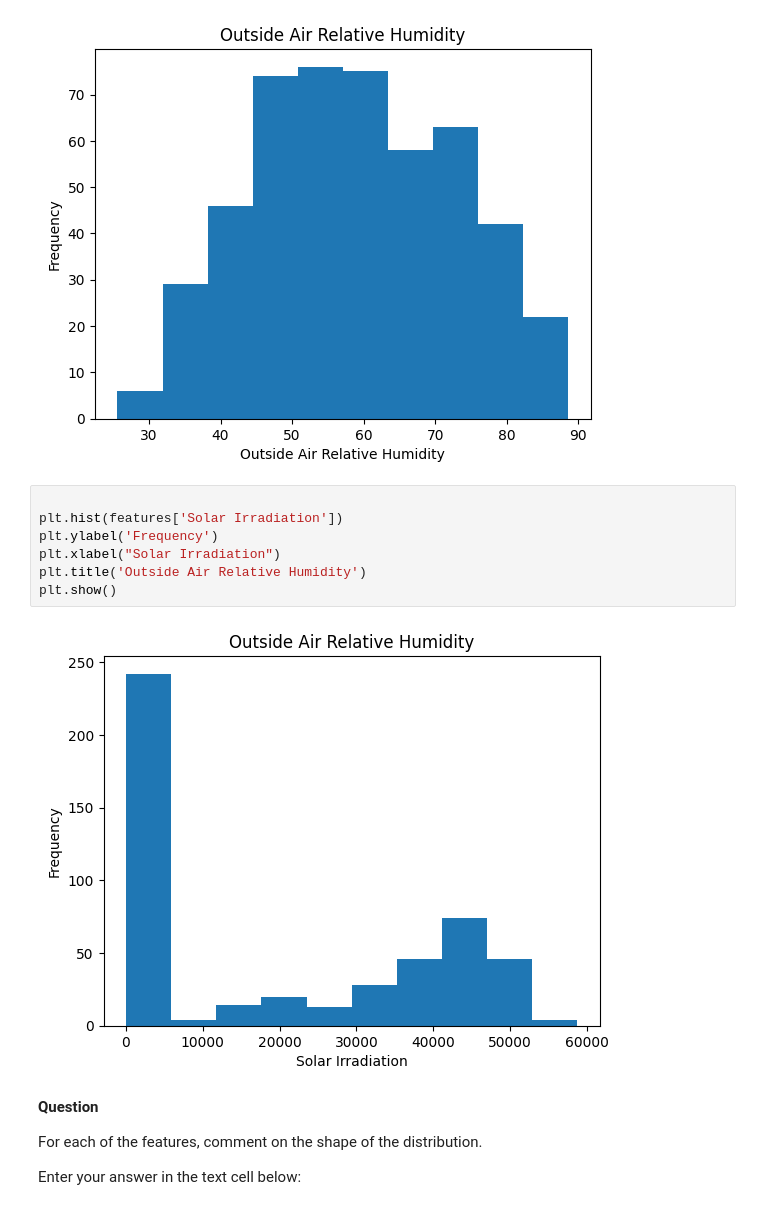
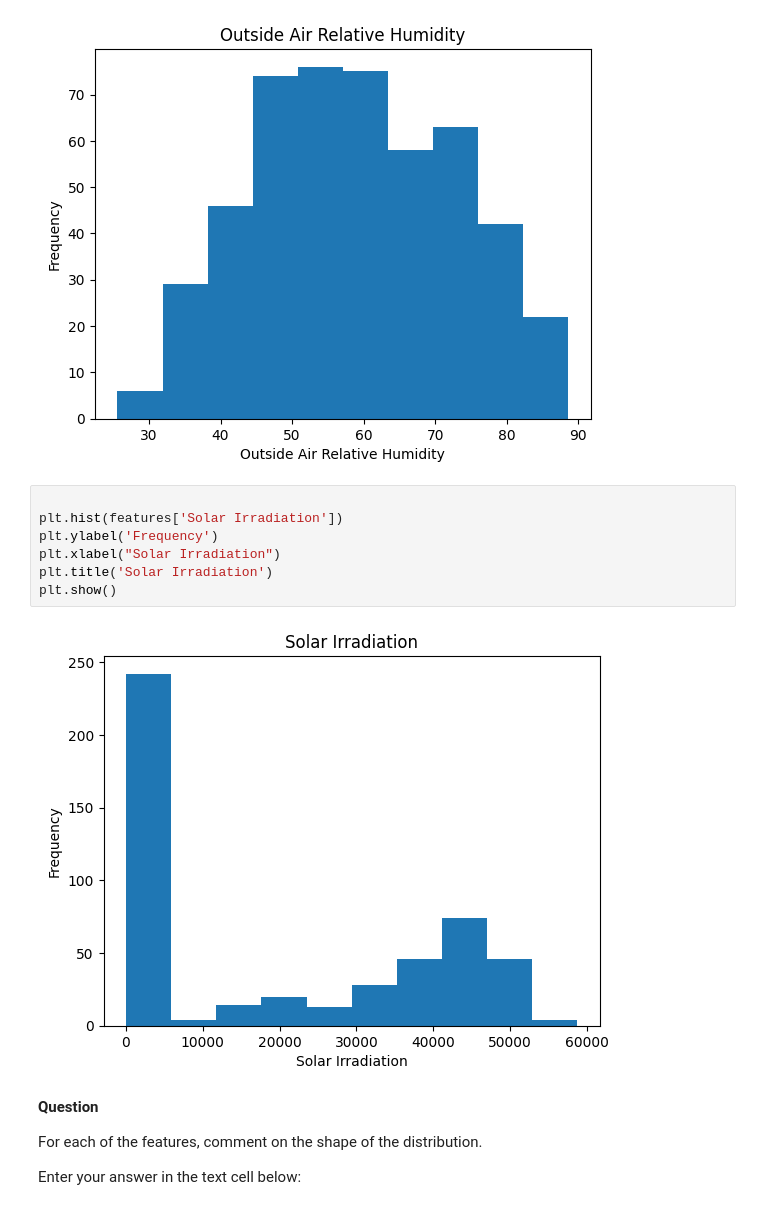
Before and after one commit to ncat-morrow/isen-project-1-team-name, a Jupyter notebook: ISEN_370_Project_1_Assignment.ipynb, the cells around one changed output. Drawn from its saved outputs; the diff is of its cells as text.

```diff
--- a/ISEN_370_Project_1_Assignment.ipynb
+++ b/ISEN_370_Project_1_Assignment.ipynb
@@ -96,12 +96,12 @@ plt.show()
 # %%
 
 plt.hist(features['Solar Irradiation'])
 plt.ylabel('Frequency')
 plt.xlabel("Solar Irradiation")
-plt.title('Outside Air Relative Humidity')
+plt.title('Solar Irradiation')
 plt.show()
 # %% [output]
-[figure, old version]
+[figure, new version]
 # %% [markdown]
 **Question**
 
```
Also changed, not shown: parts of 3 cells of this notebook.
